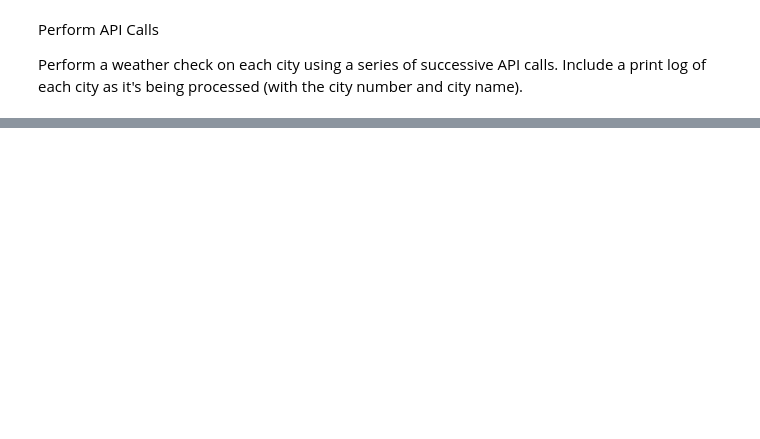
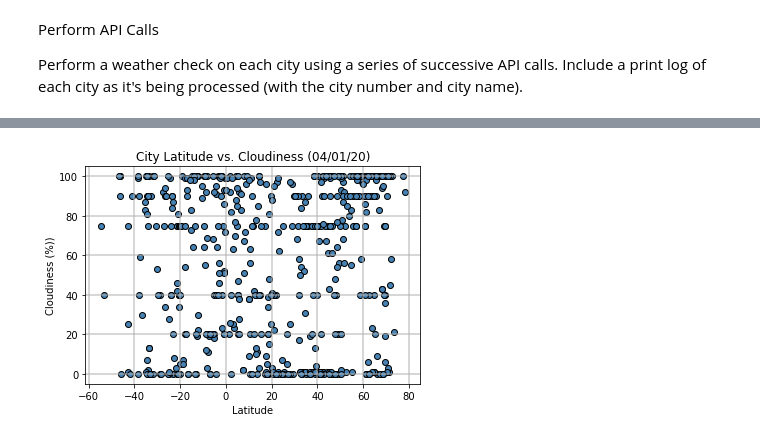
Before and after one commit to KenSikes/python-api-challenge, a Jupyter notebook: WeatherPy/WeatherPy.ipynb, the cells around one changed output, grey strips where cells are left out. Saved outputs shown, nothing was run; the diff lists cells and outputs as text; code cells hidden in the pictures; blank space fills up the shorter version.

```diff
--- a/WeatherPy/WeatherPy.ipynb
+++ b/WeatherPy/WeatherPy.ipynb
@@ -144,0 +168,10 @@ weather_info_df.head()
+# %%
+#Latitude vs. Cloudiness Plot scatter plot
+plt.scatter(weather_info_df["Lat"], weather_info_df["Clouds"], color = "steelblue", edgecolor = "black")
+
+plt.title("City Latitude vs. Cloudiness (04/01/20)")
+plt.xlabel("Latitude")
+plt.ylabel("Cloudiness (%))")
+plt.grid(linestyle='-', linewidth=2, alpha=0.5)
+# %% [output]
+[figure, added]
```
Also changed, not shown: parts of 29 cells of this notebook.
